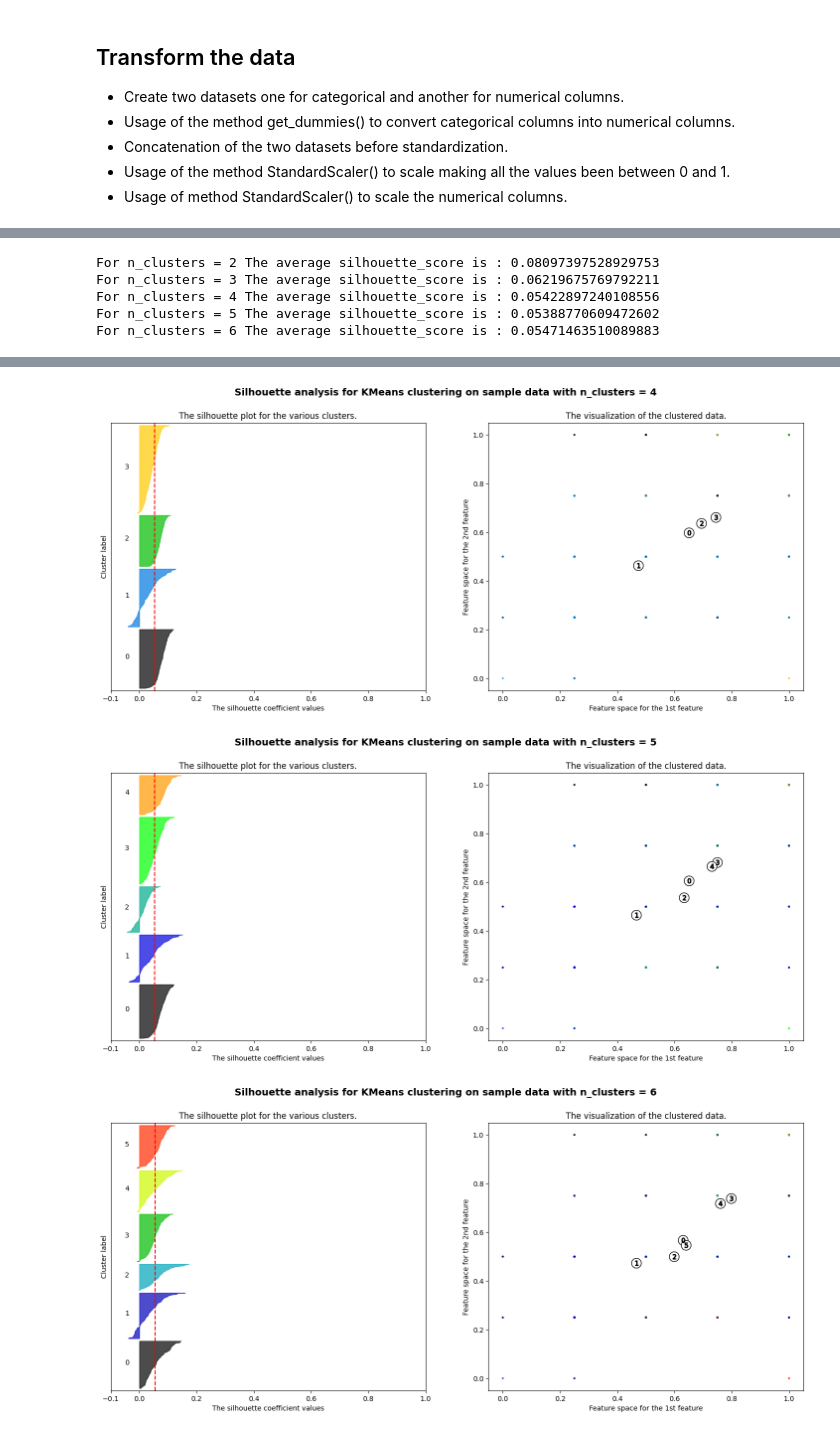
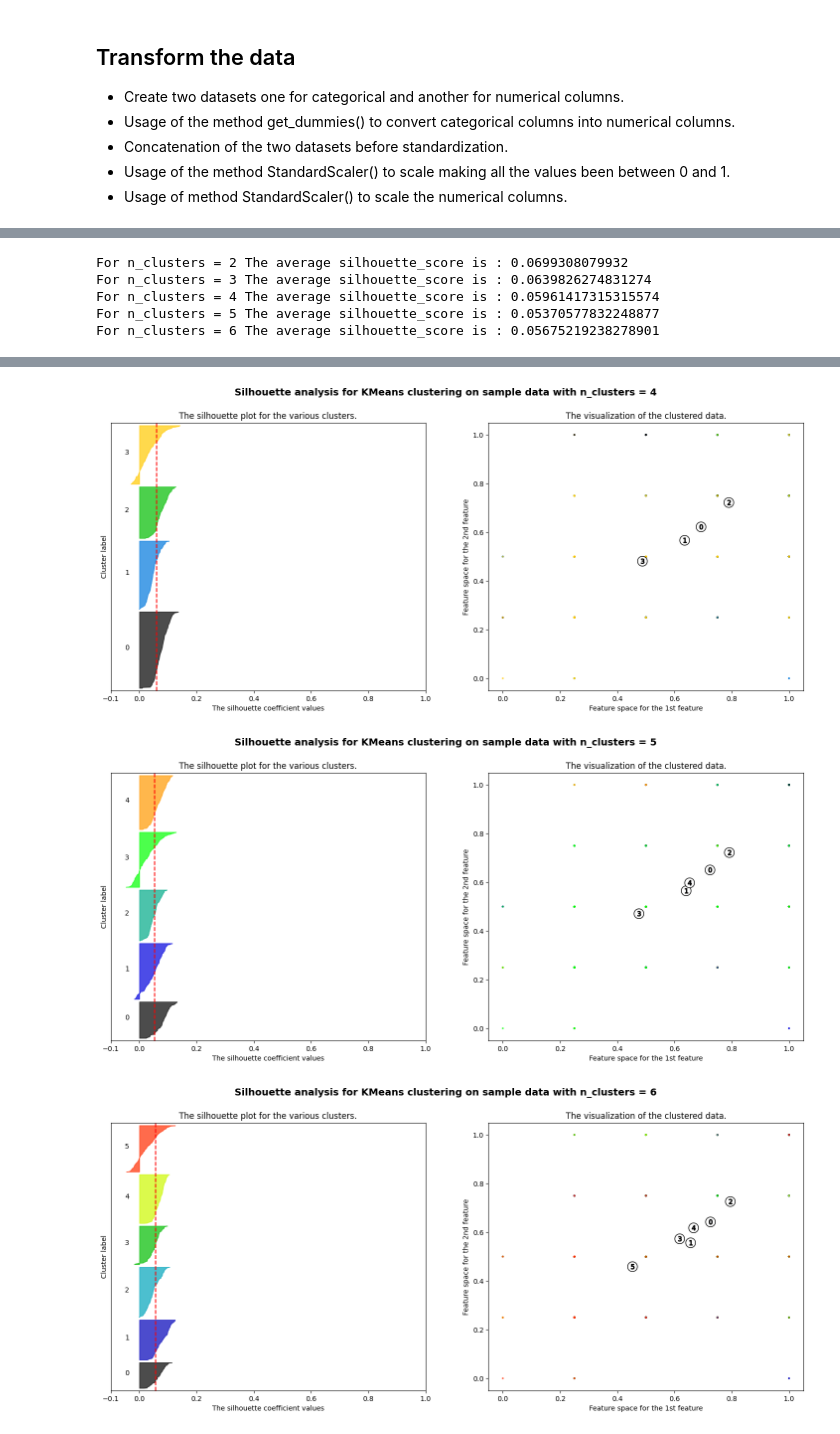
Before and after one commit to 75andybermond/Predict_Student_Performance, a Jupyter notebook: cluster.ipynb, the cells around one changed output, grey strips where cells are left out. Saved outputs shown, nothing was run; the diff lists cells and outputs as text; code cells hidden in the pictures.

```diff
--- a/cluster.ipynb
+++ b/cluster.ipynb
@@ -19,3 +26,8 @@ df = pd.read_csv('merged_df.csv', index_col=None)
+# %%
+# looking column absences outlier statiscally
+df['absences'].describe()
+# remove outliers
+df = df[df['absences'] < 20]
 # %% [markdown]
 ## Transform the data
 *   Create two datasets one for categorical and another for numerical columns.
@@ -44,5 +58,15 @@ df_final = pd.DataFrame(scaler.fit_transform(num_scaled), columns=num_scaled.col
 # %%
 range_n_clusters = [2, 3, 4, 5, 6]
+"""Loop to find the best number of clusters, using technique calls 'silhouette'.
+The silhouette coefficient is a measure of cluster cohesion and separation.
+It quantifies how well a data point fits into its assigned cluster based on two factors:
+    - How close the data point is to other points in the cluster
+    - How far away the data point is from points in other clusters
+Silhouette coefficients near +1 indicate that the sample is far away from the neighboring clusters.
+A value of 0 indicates that the sample is on or very close to the decision boundary between two neighboring clusters
+and negative values indicate that those samples might have been assigned to the wrong cluster.
+
+"""
 
 for n_clusters in range_n_clusters:
     # Create a subplot with 1 row and 2 columns
@@ -148,8 +172,8 @@ for n_clusters in range_n_clusters:
 
 plt.show()
 # %% [output]
-For n_clusters = 2 The average silhouette_score is : 0.08097397528929753
-For n_clusters = 3 The average silhouette_score is : 0.06219675769792211
-For n_clusters = 4 The average silhouette_score is : 0.05422897240108556
-For n_clusters = 5 The average silhouette_score is : 0.05388770609472602
-For n_clusters = 6 The average silhouette_score is : 0.05471463510089883
+For n_clusters = 2 The average silhouette_score is : 0.0699308079932
+For n_clusters = 3 The average silhouette_score is : 0.0639826274831274
+For n_clusters = 4 The average silhouette_score is : 0.05961417315315574
+For n_clusters = 5 The average silhouette_score is : 0.05370577832248877
+For n_clusters = 6 The average silhouette_score is : 0.05675219238278901
@@ -158,6 +182,6 @@ For n_clusters = 6 The average silhouette_score is : 0.05471463510089883
-[figure, old version]
+[figure, new version]
-[figure, old version]
+[figure, new version]
-[figure, old version]
+[figure, new version]
 # %%
 # Instatiate the KMeans algorithm with 2 clusters
 n_clusters = 2
```
Also changed, not shown: parts of 27 cells of this notebook.
